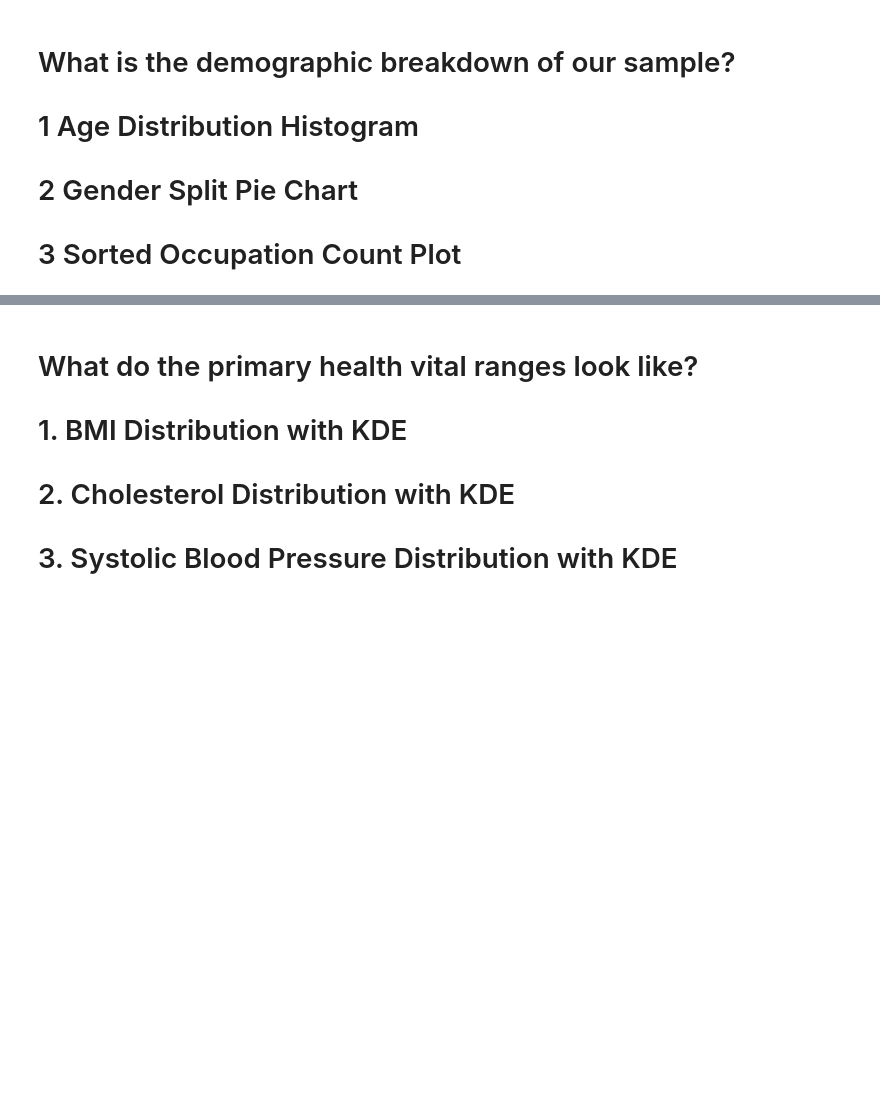
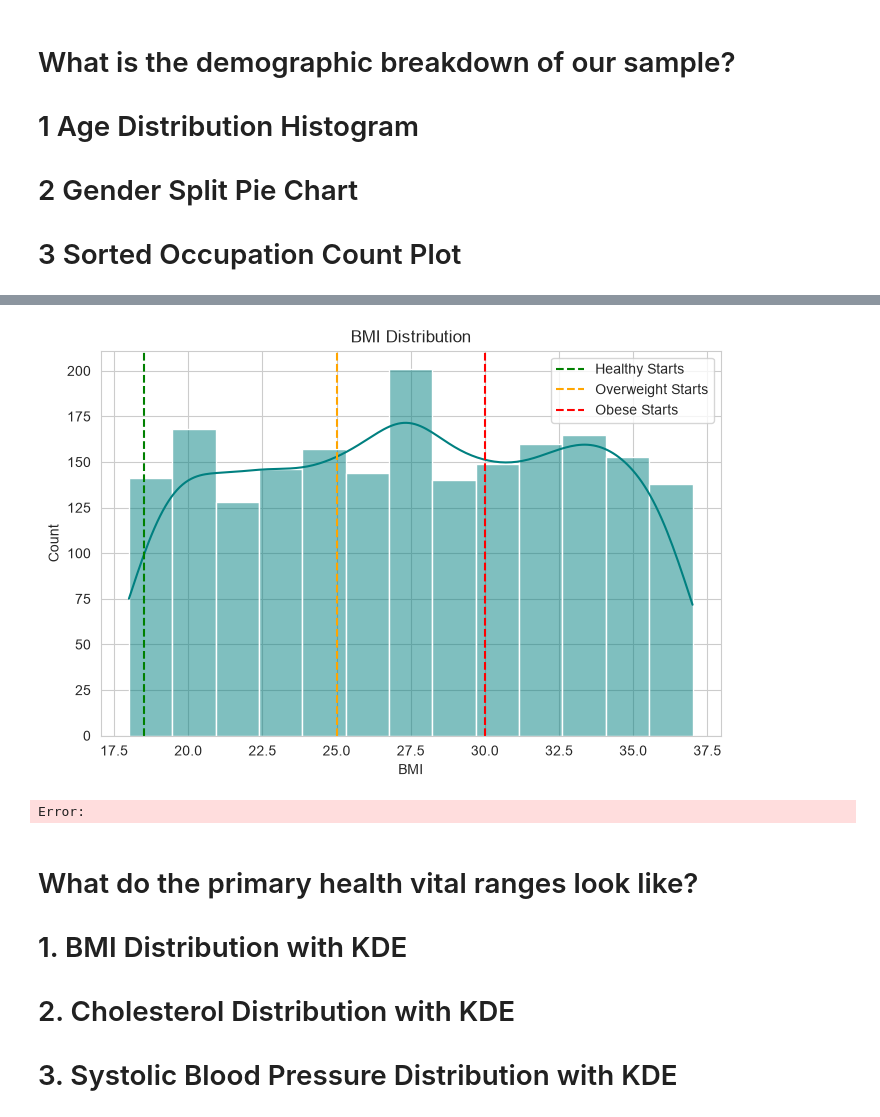
Before and after one commit to bhuvaneshwaran7867-png/Heart_Health_Lifestyle_Analytics, a Jupyter notebook: source/Health_care.ipynb, the cells around one changed output, grey strips where cells are left out. Drawn from its saved outputs; the diff is of its cells as text; code cells hidden in the pictures; blank space fills up the shorter version.

```diff
--- a/source/Health_care.ipynb
+++ b/source/Health_care.ipynb
@@ -283,3 +391,21 @@ plt.show()
+# %%
+plt.figure(figsize=(8,5))
+
+sns.histplot(data=care, x="BMI", kde=True, color="teal")
+
+plt.axvline(18.5, color="green", linestyle="--", label="Healthy Starts")
+plt.axvline(25, color="orange", linestyle="--", label="Overweight Starts")
+plt.axvline(30, color="red", linestyle="--", label="Obese Starts")
+
+plt.title("BMI Distribution")
+plt.xlabel("BMI")
+plt.ylabel("Count")
+plt.legend()
+
+plt.show()
+# %% [output]
+[figure, added]
+Error:
 # %% [markdown]
 # What do the primary health vital ranges look like?
 # 1. BMI Distribution with KDE
```
Also changed, not shown: parts of 17 cells of this notebook, 1 other file.
